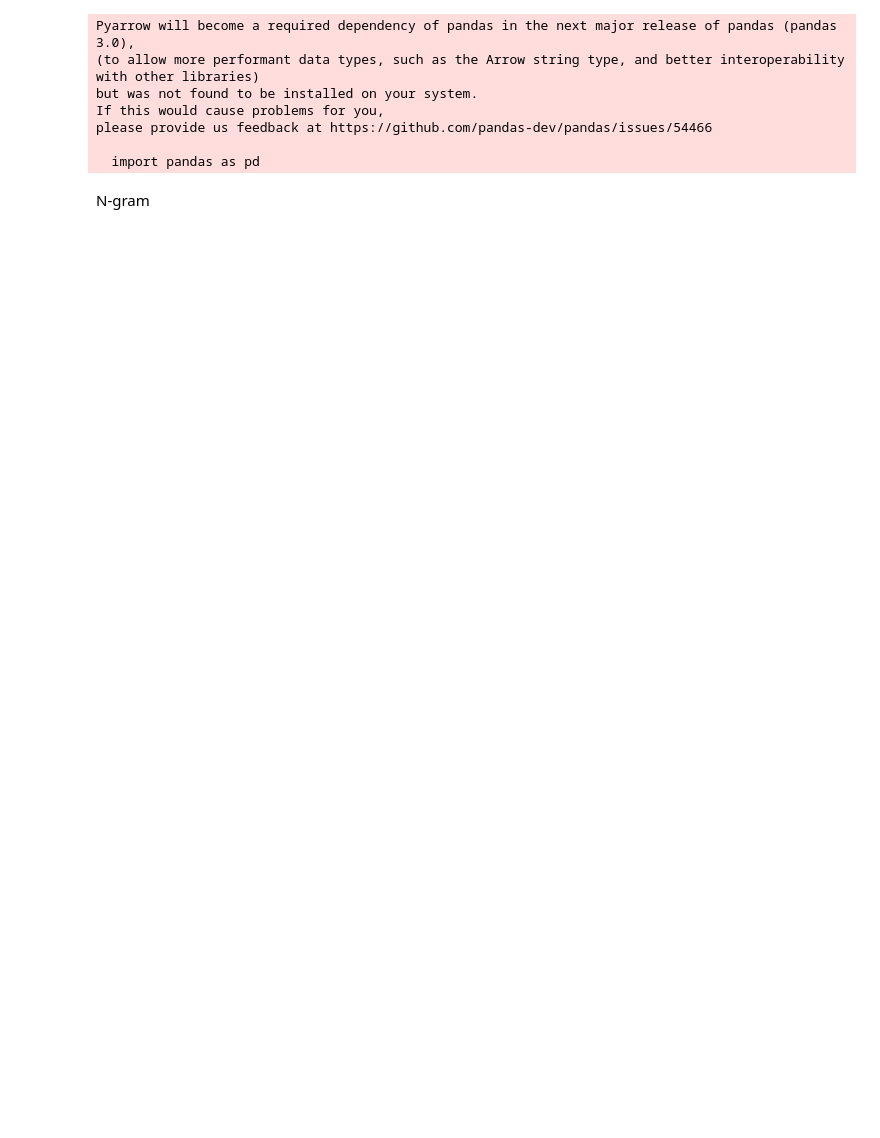
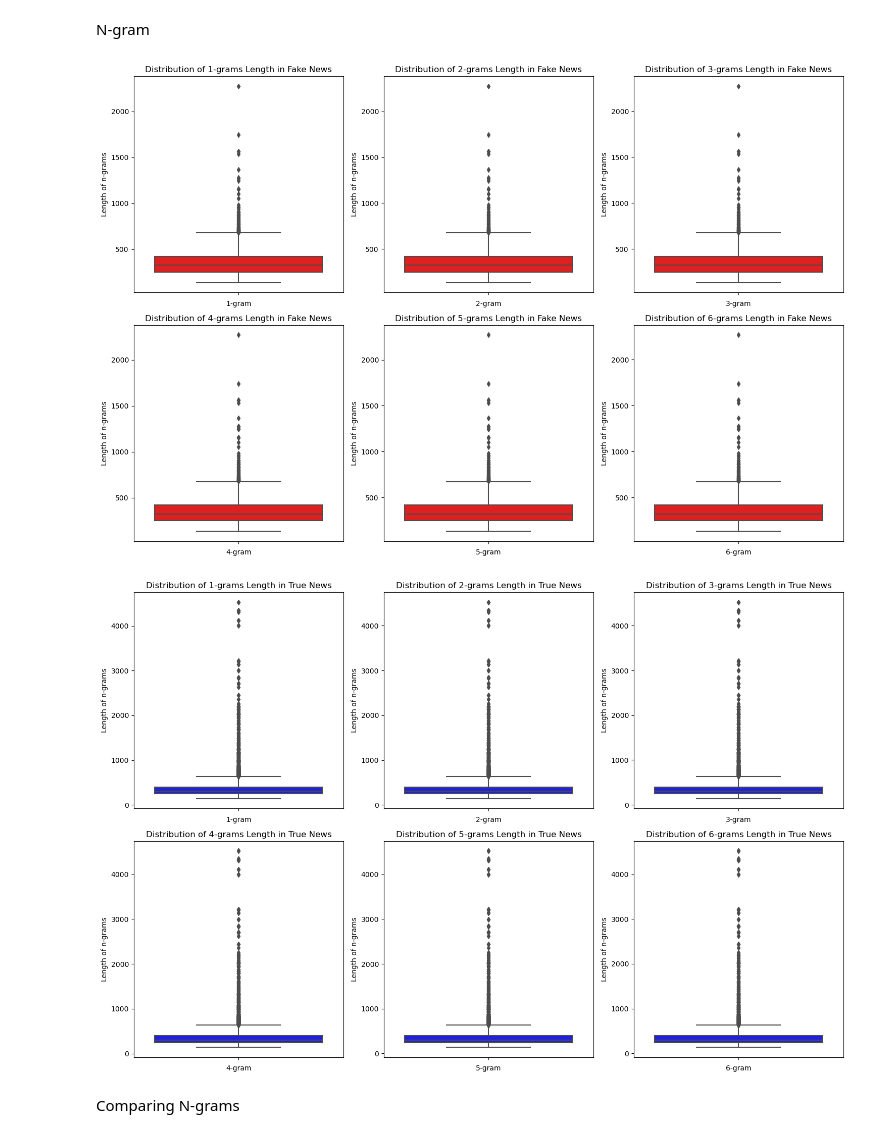
Before and after one commit to AndreasHaavik/FakeNews, a Jupyter notebook: featureEngineering.ipynb, the cells around one changed output. Saved outputs shown, nothing was run; the diff lists cells and outputs as text; code cells hidden in the pictures; blank space fills up the shorter version.

```diff
--- a/featureEngineering.ipynb
+++ b/featureEngineering.ipynb
@@ -4,15 +4,5 @@ import pandas as pd
 import numpy as np
 import matplotlib.pyplot as plt
 import seaborn as sns
-
-ngram_df = pd.read_csv('Preprocessed.csv')
-# %% [output]
-Pyarrow will become a required dependency of pandas in the next major release of pandas (pandas 3.0),
-(to allow more performant data types, such as the Arrow string type, and better interoperability with other libraries)
-but was not found to be installed on your system.
-If this would cause problems for you,
-please provide us feedback at https://github.com/pandas-dev/pandas/issues/54466
-
-  import pandas as pd
 # %% [markdown]
 N-gram
@@ -46,0 +9,48 @@ for column in ngram_df.select_dtypes(include=['object']).columns:
+# %%
+import pandas as pd
+from sklearn.feature_extraction.text import CountVectorizer
+import seaborn as sns
+import matplotlib.pyplot as plt
+
+# Read data from CSV
+dfNgram = pd.read_csv('balanced_subset.csv')
+
+# Function to generate n-grams
+def generate_ngrams(text, n):
+    vectorizer = CountVectorizer(ngram_range=(n, n), stop_words='english')
+    ngrams = vectorizer.build_analyzer()(text)
+    return ngrams
+
+# Generate n-grams for each text in the dataframe for n = 1 to 6
+for n in range(1, 7):
+    dfNgram[f'{n}_grams'] = dfNgram['cleaned_text'].apply(lambda x: generate_ngrams(x, n))
+# %%
+
+# Plot boxplots for each n-gram range for fake news
+plt.figure(figsize=(15, 10))
+for n in range(1, 7):
+    plt.subplot(2, 3, n)
+    sns.boxplot(y=dfNgram[dfNgram['label'] == 0][f'{n}_grams'].apply(lambda x: len(x)), color='red')
+    plt.xlabel(f'{n}-gram')
+    plt.ylabel('Length of n-grams')
+    plt.title(f'Distribution of {n}-grams Length in Fake News')
+
+plt.tight_layout()
+plt.show()
+
+# Plot boxplots for each n-gram range for true news
+plt.figure(figsize=(15, 10))
+for n in range(1, 7):
+    plt.subplot(2, 3, n)
+    sns.boxplot(y=dfNgram[dfNgram['label'] == 1][f'{n}_grams'].apply(lambda x: len(x)), color='blue')
+    plt.xlabel(f'{n}-gram')
+    plt.ylabel('Length of n-grams')
+    plt.title(f'Distribution of {n}-grams Length in True News')
+
+plt.tight_layout()
+plt.show()
+# %% [output]
+[figure, added]
+[figure, added]
+# %% [markdown]
+Comparing N-grams
```
Also changed, not shown: parts of 37 cells of this notebook, 5 other files.
